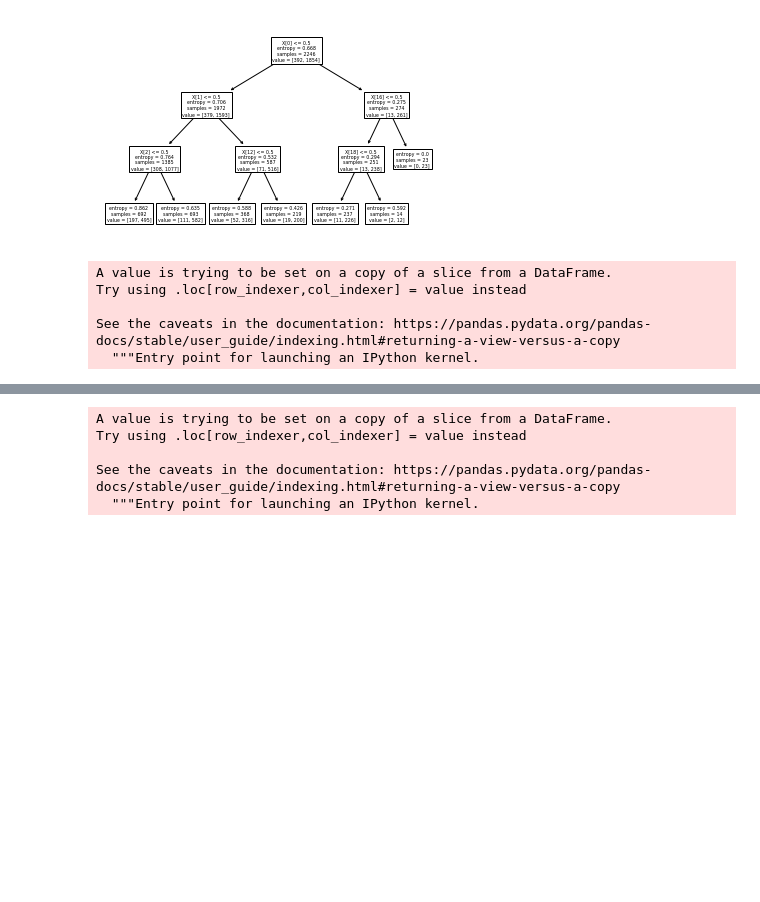
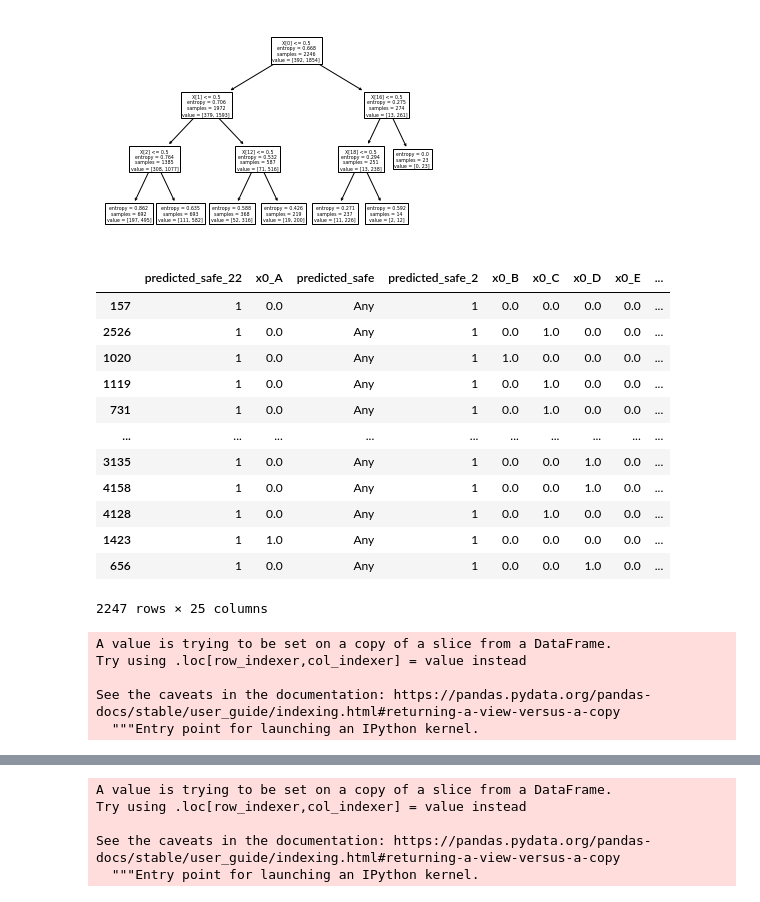
Before and after one commit to TheNewStat1/Machine_Learning_Specialization_UW, a Jupyter notebook: Binary Decision Trees.ipynb, the cells around one changed output, grey strips where cells are left out. Drawn from its saved outputs; the diff is of its cells as text; code cells hidden in the pictures; blank space fills up the shorter version.

```diff
--- a/Binary Decision Trees.ipynb
+++ b/Binary Decision Trees.ipynb
@@ -185,8 +185,3 @@ def reset_index(dataset):
     #dataset = dataset.reset_index()
     dataset.astype('float64')
     return(dataset)
-# %%
-x_train = reset_index(x_train)
-x_test = reset_index(x_test)
-y_train = reset_index(y_train)
-y_test = reset_index(y_test)
@@ -241,11 +212,31 @@ tree.plot_tree(decision_tree_model)
 plt.show()
 # %% [output]
 [figure]
-# %%
-x_test['predicted_prob'] = decision_tree_model.predict_proba(x_test)[:,1]
-# %% [output]
-A value is trying to be set on a copy of a slice from a DataFrame.
-Try using .loc[row_indexer,col_indexer] = value instead
-
-See the caveats in the documentation: https://pandas.pydata.org/pandas-docs/stable/user_guide/indexing.html#returning-a-view-versus-a-copy
-  """Entry point for launching an IPython kernel.
+# %%
+predicted_safe = decision_tree_model.predict(x_test)
+# %%
+x_test.insert(0, 'predicted_safe_22', predicted_safe)
+# %%
+x_test
+# %% [output]
+|  | predicted_safe_22 | x0_A | predicted_safe | predicted_safe_2 | x0_B | x0_C | x0_D | x0_E | ... |
+| 157 | 1 | 0.0 | Any | 1 | 0.0 | 0.0 | 0.0 | 0.0 | ... |
+| 2526 | 1 | 0.0 | Any | 1 | 0.0 | 1.0 | 0.0 | 0.0 | ... |
+| 1020 | 1 | 0.0 | Any | 1 | 1.0 | 0.0 | 0.0 | 0.0 | ... |
+| 1119 | 1 | 0.0 | Any | 1 | 0.0 | 1.0 | 0.0 | 0.0 | ... |
+| 731 | 1 | 0.0 | Any | 1 | 0.0 | 1.0 | 0.0 | 0.0 | ... |
+| ... | ... | ... | ... | ... | ... | ... | ... | ... | ... |
+| 3135 | 1 | 0.0 | Any | 1 | 0.0 | 0.0 | 1.0 | 0.0 | ... |
+| 4158 | 1 | 0.0 | Any | 1 | 0.0 | 0.0 | 1.0 | 0.0 | ... |
+| 4128 | 1 | 0.0 | Any | 1 | 0.0 | 1.0 | 0.0 | 0.0 | ... |
+| 1423 | 1 | 1.0 | Any | 1 | 0.0 | 0.0 | 0.0 | 0.0 | ... |
+| 656 | 1 | 0.0 | Any | 1 | 0.0 | 0.0 | 1.0 | 0.0 | ... |
+2247 rows × 25 columns
+# %%
+x_test['predicted_safe'] = pd.Series(predicted_safe)
+# %% [output]
+A value is trying to be set on a copy of a slice from a DataFrame.
+Try using .loc[row_indexer,col_indexer] = value instead
+
+See the caveats in the documentation: https://pandas.pydata.org/pandas-docs/stable/user_guide/indexing.html#returning-a-view-versus-a-copy
+  """Entry point for launching an IPython kernel.
```
Also changed, not shown: parts of 3 cells of this notebook.
